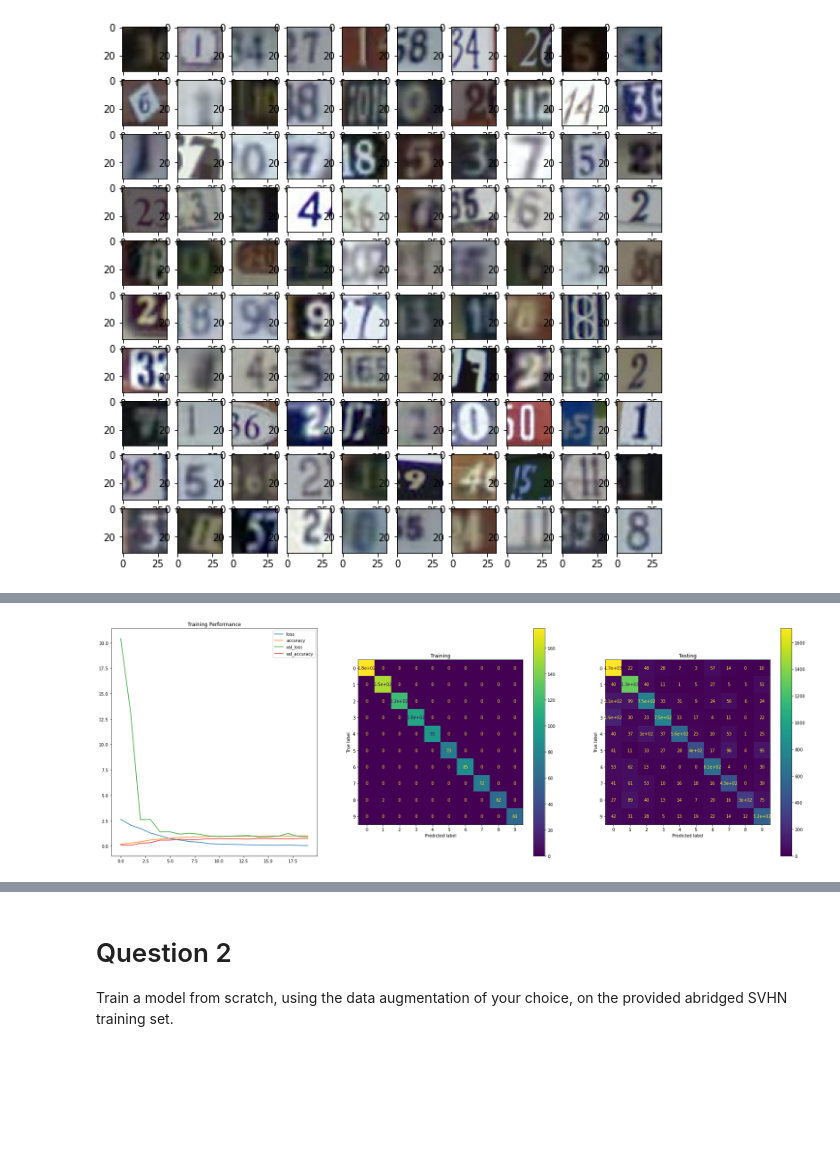
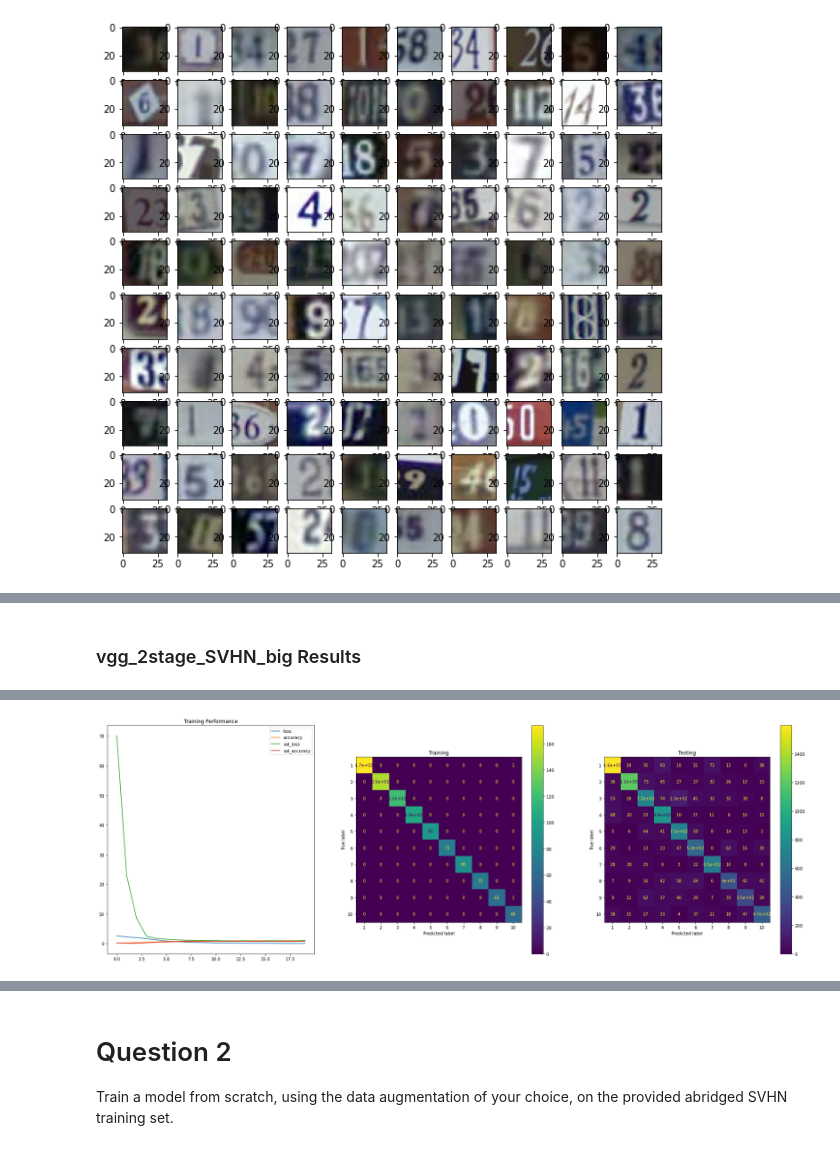
Before and after one commit to Jackhu-gc/CAB420Assignment1A, a Jupyter notebook: Ass1A_Q3_JH.ipynb, the cells around one changed output, grey strips where cells are left out. Cells and saved outputs as stored; diff of their text form; code cells hidden in the pictures; blank space fills up the shorter version.

```diff
--- a/Ass1A_Q3_JH.ipynb
+++ b/Ass1A_Q3_JH.ipynb
@@ -65,7 +66,7 @@ def vgg_net(inputs, filters, fc, spatial_dropout = 0.0, dropout = 0.0):
 
     return x
 # %%
-def train_and_eval(model, x_train, y_train, x_test, y_test, filename, batch_size, epochs):
+def train_and_eval(model, x_train, y_train, x_test, y_test, filename, batch_size, epochs, class_weights):
 
     checkpoint = ModelCheckpoint(filename, verbose=1, monitor='val_loss',save_best_only=True, mode='auto')
 
@@ -73,7 +74,8 @@ def train_and_eval(model, x_train, y_train, x_test, y_test, filename, batch_size
                         batch_size=batch_size,
                         epochs=epochs,
                         validation_data=(x_test, y_test),
-                        callbacks=[checkpoint])
+                        callbacks=[checkpoint],
+                        class_weight=class_weights)
 
     model.load_weights(filename)
     model.save(filename)
@@ -92,7 +94,7 @@ def train_and_eval(model, x_train, y_train, x_test, y_test, filename, batch_size
     pred = model.predict(x_train);
     indexes = tf.argmax(pred, axis=1)
     cm = confusion_matrix(y_train, indexes)
-    c = ConfusionMatrixDisplay(cm, display_labels=range(10))
+    c = ConfusionMatrixDisplay(cm, display_labels=range(1,11))
     c.plot(ax = ax)
     ax.set_title('Training')
 
@@ -100,6 +102,6 @@ def train_and_eval(model, x_train, y_train, x_test, y_test, filename, batch_size
     pred = model.predict(x_test);
     indexes = tf.argmax(pred, axis=1)
     cm = confusion_matrix(y_test, indexes)
-    c = ConfusionMatrixDisplay(cm, display_labels=range(10))
+    c = ConfusionMatrixDisplay(cm, display_labels=range(1,11))
     c.plot(ax = ax)
     ax.set_title('Testing')
@@ -126,3 +146,12 @@ train = numpy.transpose(SVHN_train['train_X'], (3, 0, 1, 2)).reshape(-1, 32, 32,
 train_y = SVHN_train['train_Y']
 test = numpy.transpose(SVHN_test['test_X'], (3, 0, 1, 2)).reshape(-1, 32, 32, 3)
 test_y = SVHN_test['test_Y']
+
+class_weights = class_weight.compute_class_weight('balanced',
+                                                 numpy.unique(train_y.flatten()),
+                                                 train_y.flatten())
+
+# fig = plt.figure(figsize=[10, 10])
+# for i in range(100):
+#     ax = fig.add_subplot(10, 10, i + 1)
+#     ax.imshow(train[i,:,:,:])
@@ -136,3 +158,5 @@ for i in range(100):
+# %% [markdown]
+### vgg_2stage_SVHN_big Results
 # %%
 batch_size = 128
 num_epochs = 20
@@ -143,7 +167,7 @@ model_cnn = keras.Model(inputs=inputs, outputs=output, name='simple_vgg')
 model_cnn.compile(loss=keras.losses.SparseCategoricalCrossentropy(from_logits=True),
               optimizer=keras.optimizers.RMSprop(),
               metrics=['accuracy'])
-train_and_eval(model_cnn, train, train_y, test, test_y, 'vgg_2stage_FashionMNIST_small.h5', batch_size, num_epochs)
+train_and_eval(model_cnn, train, train_y, test, test_y, 'vgg_2stage_SVHN_big.h5', batch_size, num_epochs, class_weights)
 # %% [output]
 Train on 1000 samples, validate on 10000 samples
 Epoch 1/20
@@ -165 +189 @@ Epoch 00020: val_loss did not improve from 0.88577
-[figure, old version]
+[figure, new version]
```
Also changed, not shown: parts of 16 cells of this notebook.
